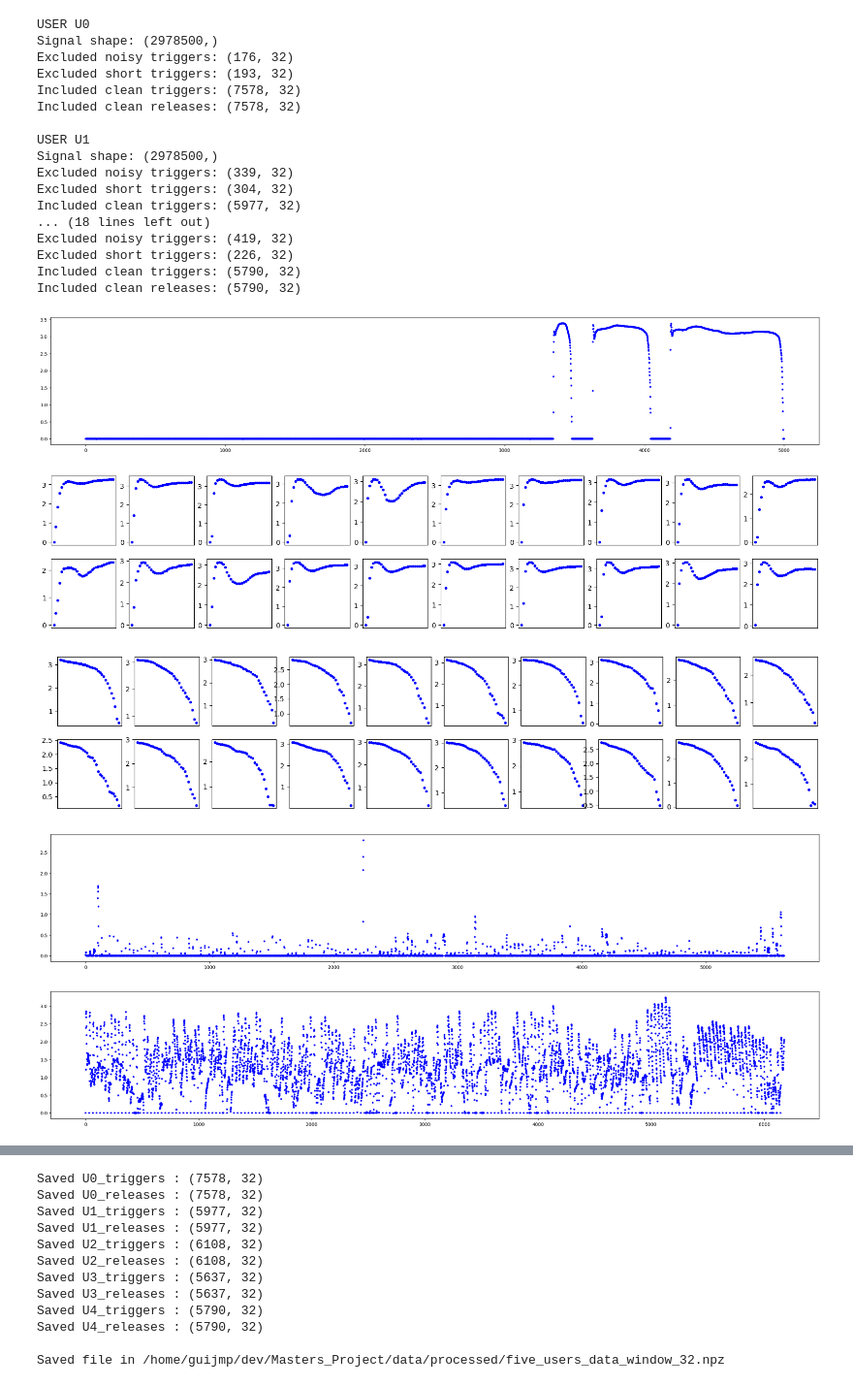
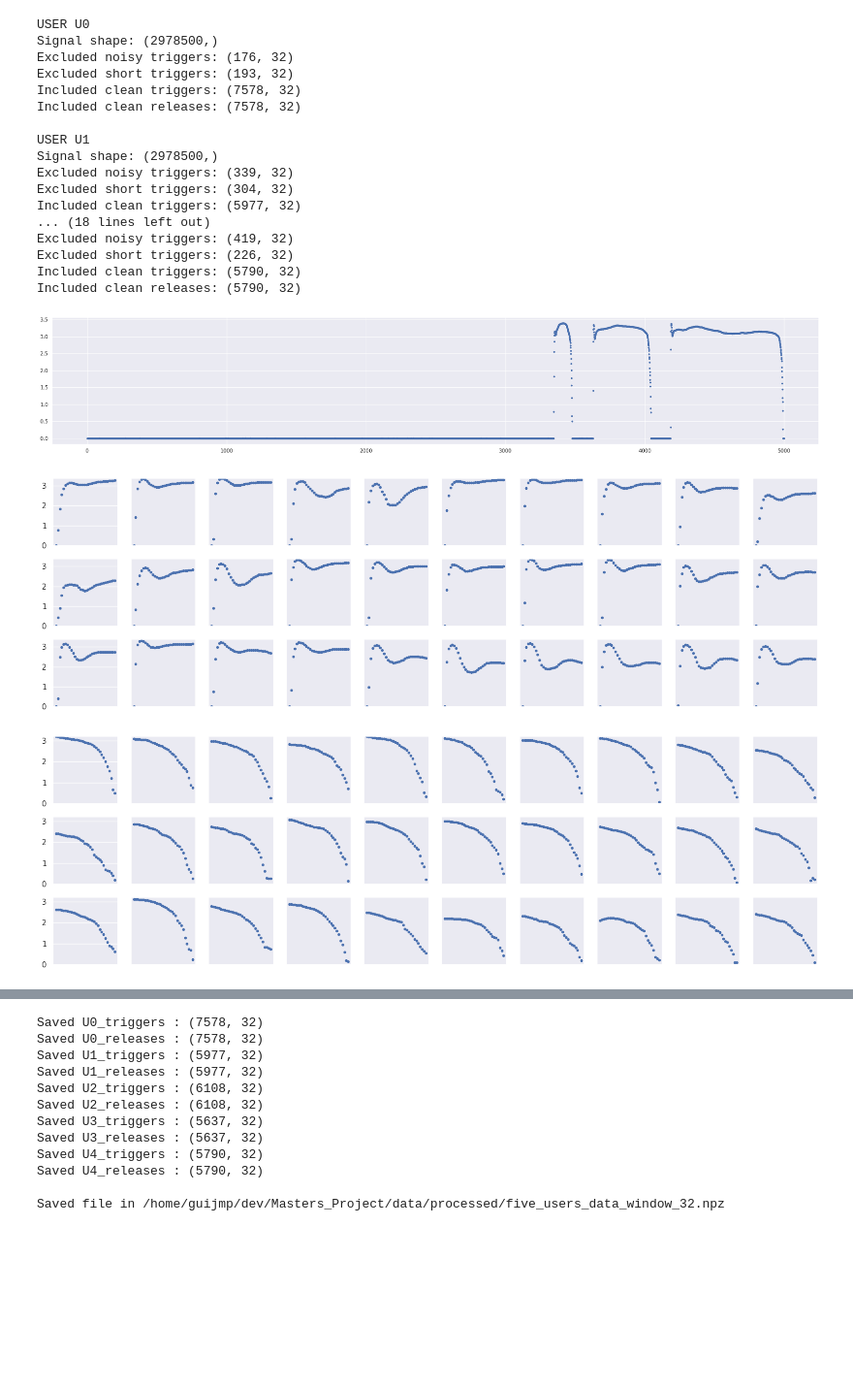
Before and after one commit to GuiMacielPereira/sensor_ML, a Jupyter notebook: notebooks/01_data_processing.sync.ipynb, the cells around one changed output, grey strips where cells are left out. Shown at 97% size. Drawn from its saved outputs; the diff is of its cells as text; code cells hidden in the pictures; blank space fills up the shorter version.

Commit message:
Improved plots and separated some plot routines that are used accross the project into a file plot.py. The improvements were on plots of the training routine and plot of mean signals per user.

```diff
--- a/notebooks/01_data_processing.sync.ipynb
+++ b/notebooks/01_data_processing.sync.ipynb
@@ -16,7 +16,6 @@ key = list(data.keys())[0]
 TR = TriggersAndReleases(data)
 TR.plot_signal(key)
 TR.run()
-TR.plot_clean(key)
 # %% [output]
 USER U0
 Signal shape: (2978500,)
@@ -35,12 +34,9 @@ Excluded noisy triggers: (419, 32)
 Excluded short triggers: (226, 32)
 Included clean triggers: (5790, 32)
 Included clean releases: (5790, 32)
-[figure, old version]
+[figure, new version]
-[figure, removed]
-[figure, removed]
 # %%
-TR.plot_noisy(key)
-TR.plot_short(key)
+TR.plot_clean(key)
 # %% [output]
-[figure, old version]
+[figure, new version]
-[figure, old version]
+[figure, new version]
```
Also changed, not shown: parts of 2 cells of this notebook, 11 other files.
